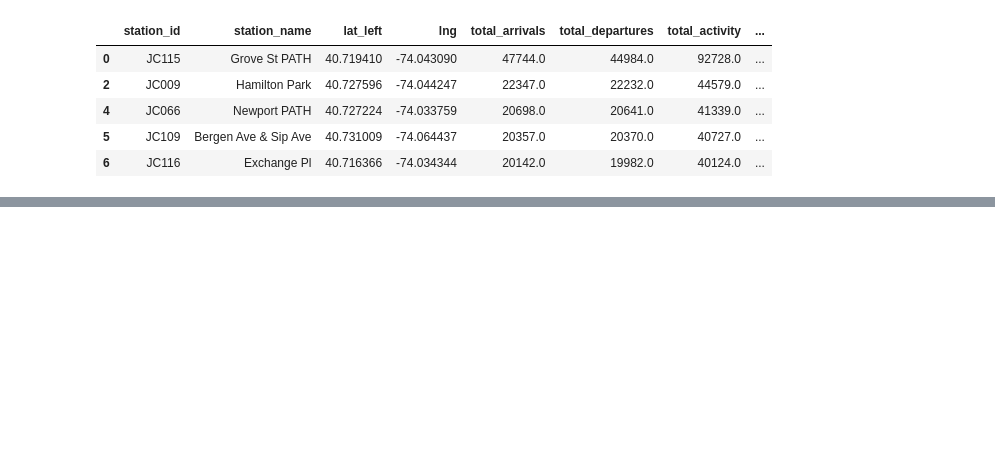
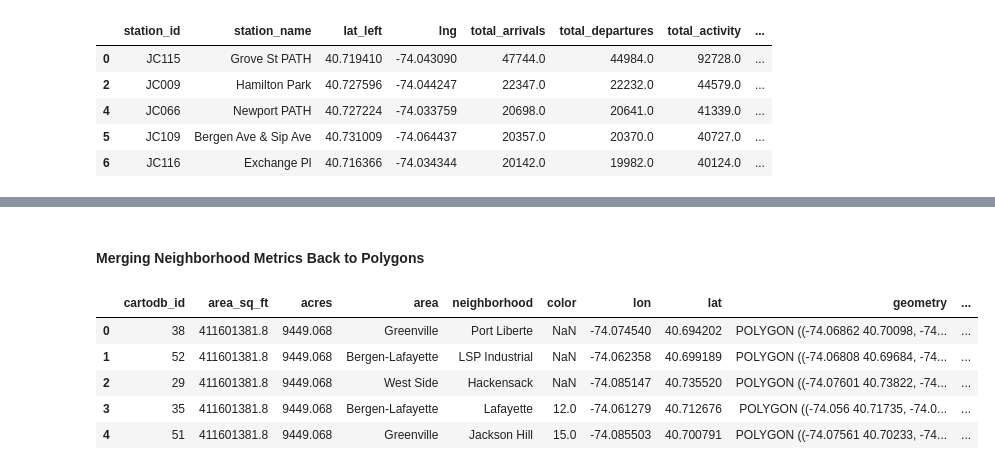
Before and after one commit to StellaMalakyan/citibike_analysis, a Jupyter notebook: notebooks/5_Neighbourhood_Analysis.ipynb, the cells around one changed output, grey strips where cells are left out. Drawn from its saved outputs; the diff is of its cells as text; code cells hidden in the pictures; blank space fills up the shorter version.

```diff
--- a/notebooks/5_Neighbourhood_Analysis.ipynb
+++ b/notebooks/5_Neighbourhood_Analysis.ipynb
@@ -477,0 +484,2 @@ line_map
+# %%
+station_gdf = station_gdf.to_crs("EPSG:4326")
@@ -493,0 +524,24 @@ station_neighborhood.head()
+# %%
+neighborhood_activity = (
+    station_neighborhood
+    .groupby('neighborhood', as_index=False)
+    .agg(
+        number_of_stations=("station_id", "nunique"),
+        total_departures=("total_departures", "sum"),
+        total_arrivals=("total_arrivals", "sum"),
+        total_activity=("total_activity", "sum"),
+        net_departures=("net_departures", "sum")
+    )
+)
+
+neighborhood_activity["avg_activity_per_station"] = (
+    neighborhood_activity["total_activity"] /
+    neighborhood_activity["number_of_stations"]
+)
+
+neighborhood_activity = neighborhood_activity.sort_values(
+    "total_activity",
+    ascending=False
+)
+
+neighborhood_activity.head()
@@ -493,0 +602,17 @@ station_neighborhood.head()
+# %% [markdown]
+#### Merging Neighborhood Metrics Back to Polygons
+# %%
+neighborhood_choropleth_gdf = jersey_city.merge(
+    neighborhood_activity,
+    on='neighborhood',
+    how="left"
+)
+
+neighborhood_choropleth_gdf.head()
+# %% [output]
+|  | cartodb_id | area_sq_ft | acres | area | neighborhood | color | lon | lat | geometry | ... |
+| 0 | 38 | 411601381.8 | 9449.068 | Greenville | Port Liberte | NaN | -74.074540 | 40.694202 | POLYGON ((-74.06862 40.70098, -74... | ... |
+| 1 | 52 | 411601381.8 | 9449.068 | Bergen-Lafayette | LSP Industrial | NaN | -74.062358 | 40.699189 | POLYGON ((-74.06808 40.69684, -74... | ... |
+| 2 | 29 | 411601381.8 | 9449.068 | West Side | Hackensack | NaN | -74.085147 | 40.735520 | POLYGON ((-74.07601 40.73822, -74... | ... |
+| 3 | 35 | 411601381.8 | 9449.068 | Bergen-Lafayette | Lafayette | 12.0 | -74.061279 | 40.712676 | POLYGON ((-74.056 40.71735, -74.0... | ... |
+| 4 | 51 | 411601381.8 | 9449.068 | Greenville | Jackson Hill | 15.0 | -74.085503 | 40.700791 | POLYGON ((-74.07561 40.70233, -74... | ... |
```
Also changed, not shown: parts of 27 cells of this notebook.
